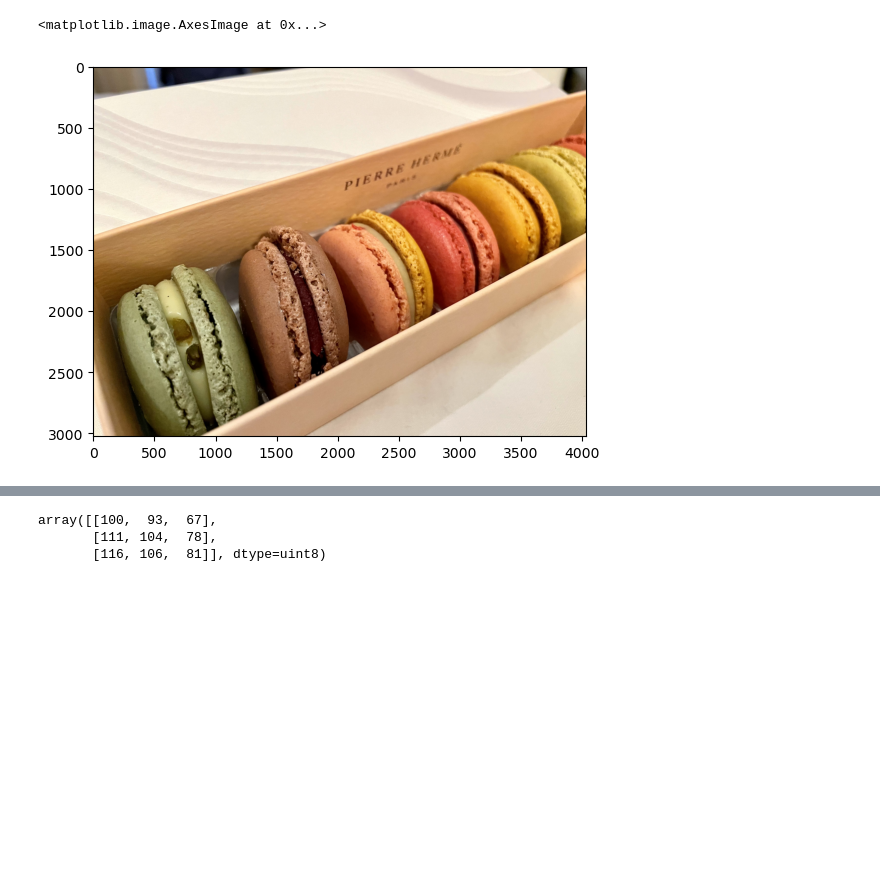
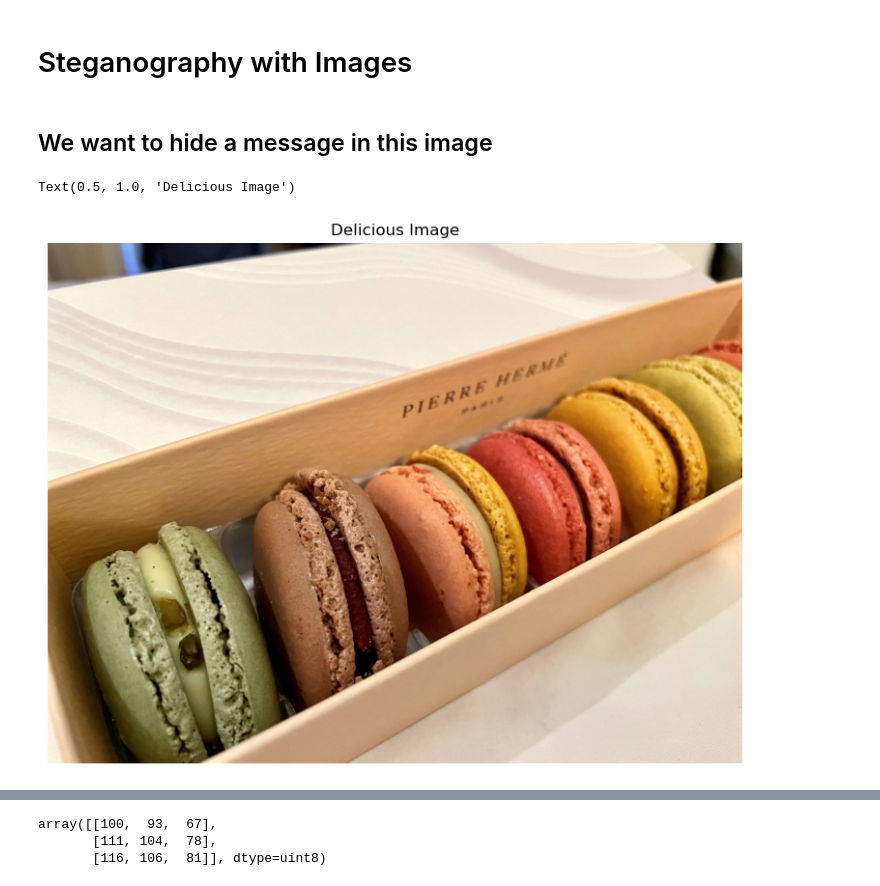
Before and after one commit to mmobarak/steganography-demo-notebook, a Jupyter notebook: steganography-demo.ipynb, the cells around one changed output, grey strips where cells are left out. Saved outputs shown, nothing was run; the diff lists cells and outputs as text; code cells hidden in the pictures; blank space fills up the shorter version.

```diff
--- a/steganography-demo.ipynb
+++ b/steganography-demo.ipynb
@@ -1,3 +1,5 @@
+# %% [markdown]
+# Steganography with Images
 # %%
 import matplotlib.pyplot as plt
 %matplotlib inline
@@ -6,9 +8,14 @@ from util import read_image_file, read_message_text_file, hide_message_in_image
+# %% [markdown]
+## We want to hide a message in this image
 # %%
 img = read_image_file('data/input_image.jpeg')
+fig = plt.figure(figsize=(10, 7))
 plt.imshow(img)
+plt.axis('off')
+plt.title("Delicious Image")
 # %% [output]
-<matplotlib.image.AxesImage at 0x...>
+Text(0.5, 1.0, 'Delicious Image')
-[figure, old version]
+[figure, new version]
 # %%
 message_string, message_bytes, message_bits = read_message_text_file('data/message.txt')
 # %%
```
Also changed, not shown: parts of 13 cells of this notebook, 2 other files.
